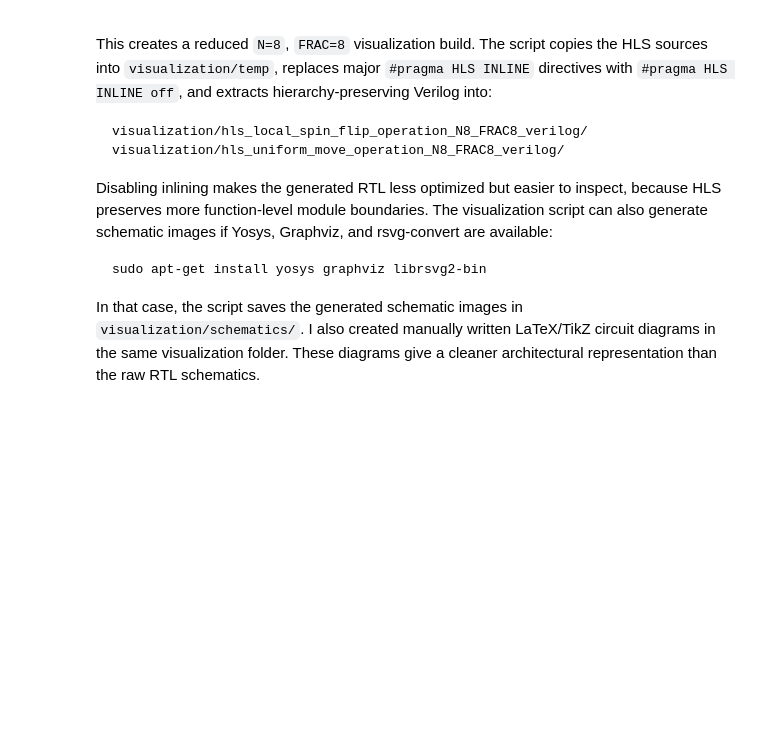
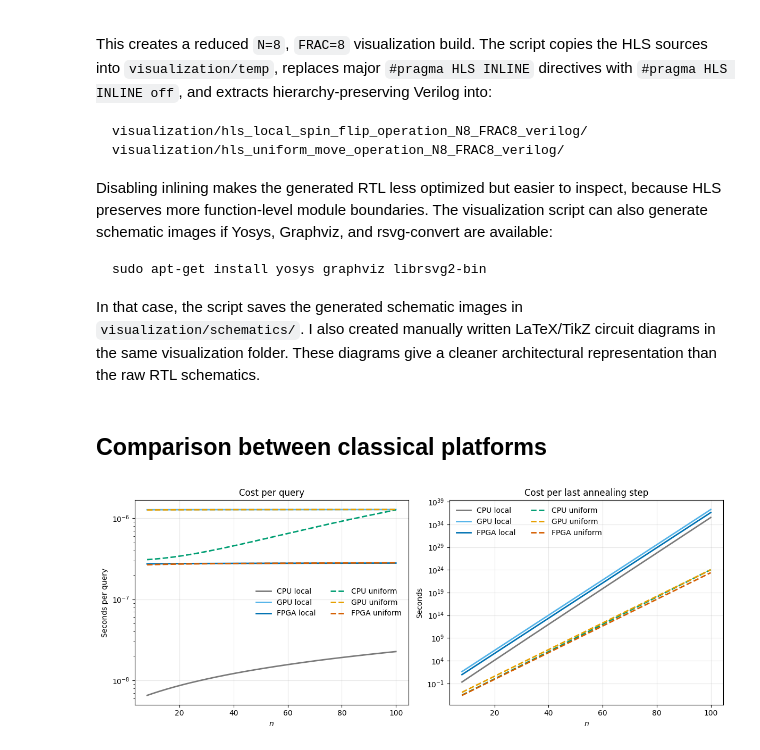
Before and after one commit to incud/pubmonaqa, a Jupyter notebook: notebooks/2_classical_arithmetic.ipynb, the cells around one changed output. Cells and saved outputs as stored; diff of their text form; code cells hidden in the pictures; blank space fills up the shorter version.

````diff
--- a/notebooks/2_classical_arithmetic.ipynb
+++ b/notebooks/2_classical_arithmetic.ipynb
@@ -751,3 +751,16 @@ sudo apt-get install yosys graphviz librsvg2-bin
 ```
 
 In that case, the script saves the generated schematic images in `visualization/schematics/`. I also created manually written LaTeX/TikZ circuit diagrams in the same visualization folder. These diagrams give a cleaner architectural representation than the raw RTL schematics.
+# %% [markdown]
+## Comparison between classical platforms
+# %%
+from monaqa2.data.single_step_classical5 import plot_time_to_solve_classically_comparison
+
+fig, axes = plot_time_to_solve_classically_comparison(
+    beta=4.0,
+    a=np.inf,
+    q0_mode="uniform",
+    epsilon=1e-2,
+)
+# %% [output]
+[figure, added]
````
Also changed, not shown: 34 other files.
